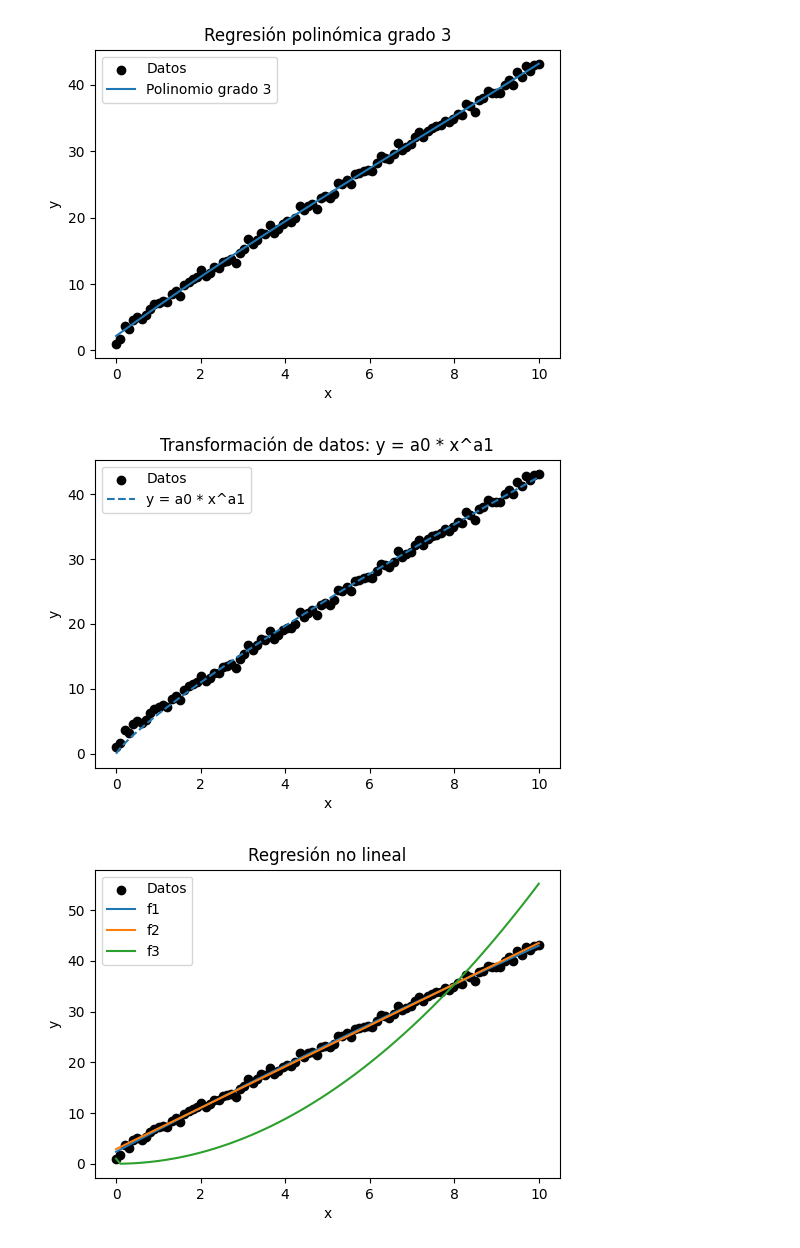
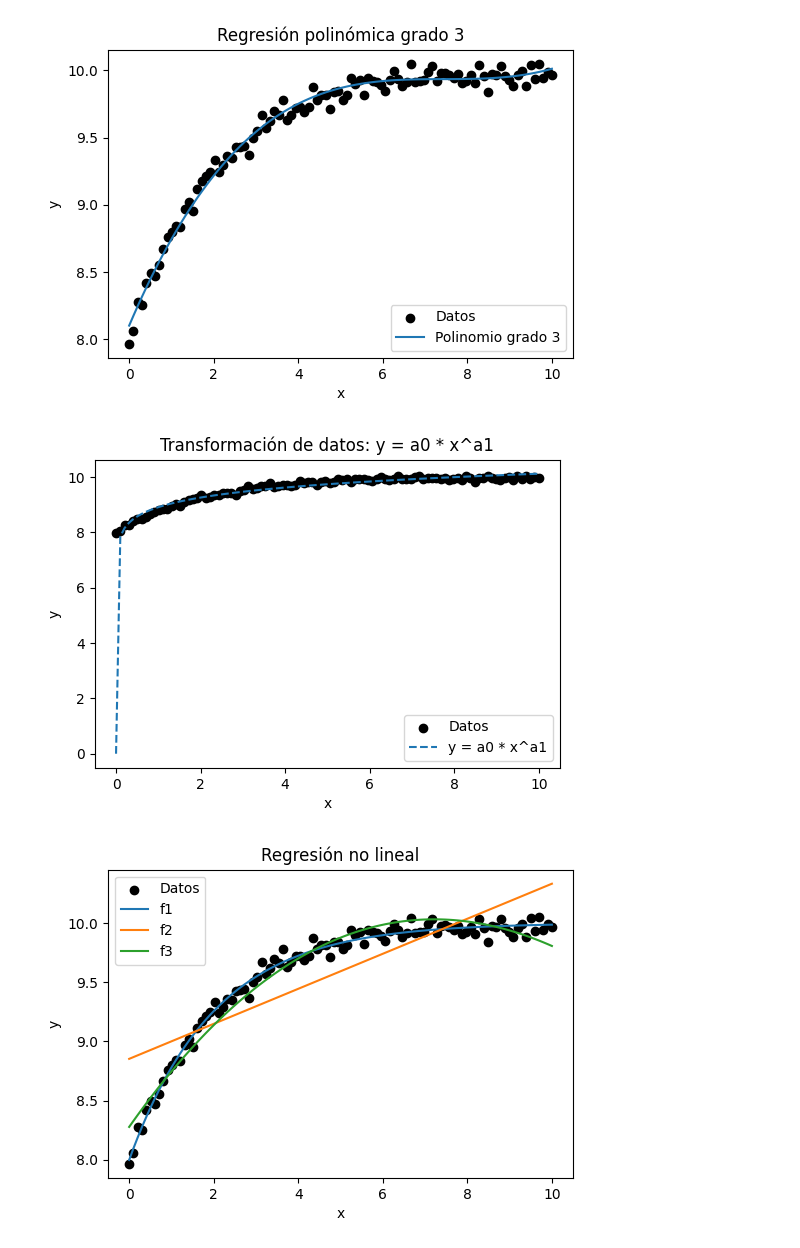
Before and after one commit to Jacobo24/Talleres_sim_num, a Jupyter notebook: Taller 2/archivoJose.ipynb, the cells around one changed output. Cells and saved outputs as stored; diff of their text form; code cells hidden in the pictures.

```diff
--- a/Taller 2/archivoJose.ipynb
+++ b/Taller 2/archivoJose.ipynb
@@ -5,7 +5,7 @@ from scipy.optimize import curve_fit
 from numpy.polynomial.polynomial import Polynomial
 
 # Cargar los datos
-data = np.loadtxt('../Parcial 1/Datos.txt')
+data = np.loadtxt('../Parcial 1/Datos_Grupo_2.txt')
 x = data[:, 0]
 y = data[:, 1]
 
@@ -71,3 +71,3 @@ plt.show()
-[figure, old version]
+[figure, new version]
-[figure, old version]
+[figure, new version]
-[figure, old version]
+[figure, new version]
```
Also changed, not shown: parts of 2 cells of this notebook, 7 other files.
